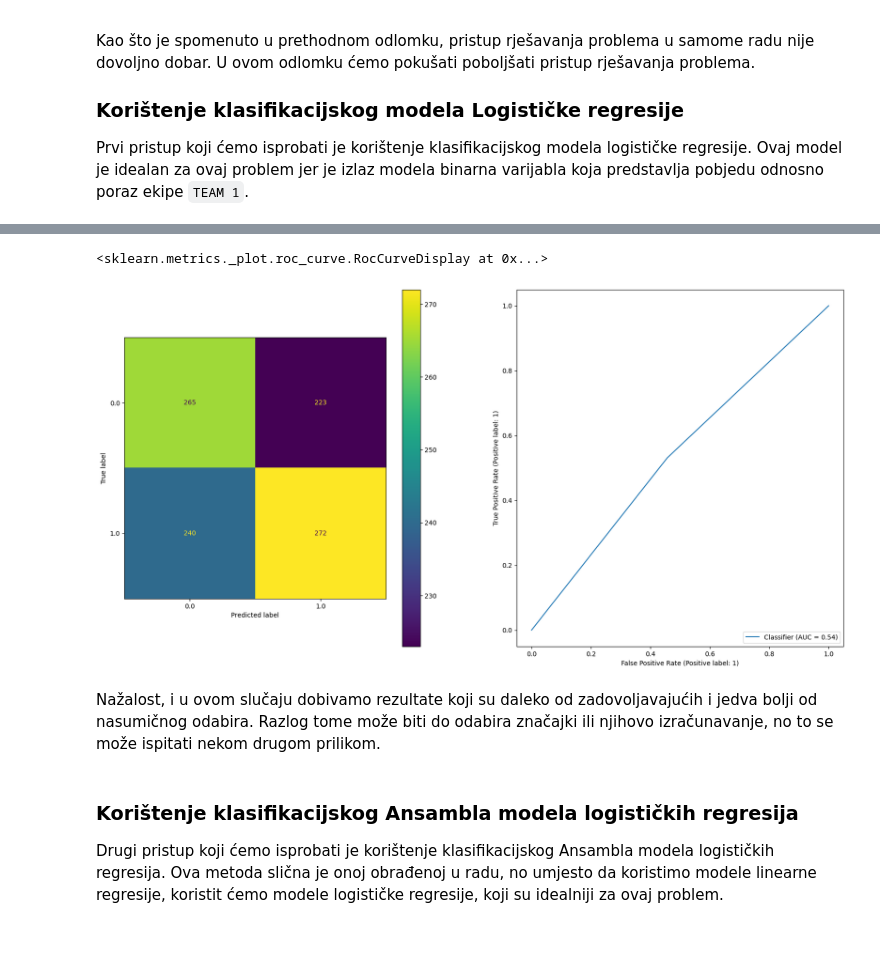
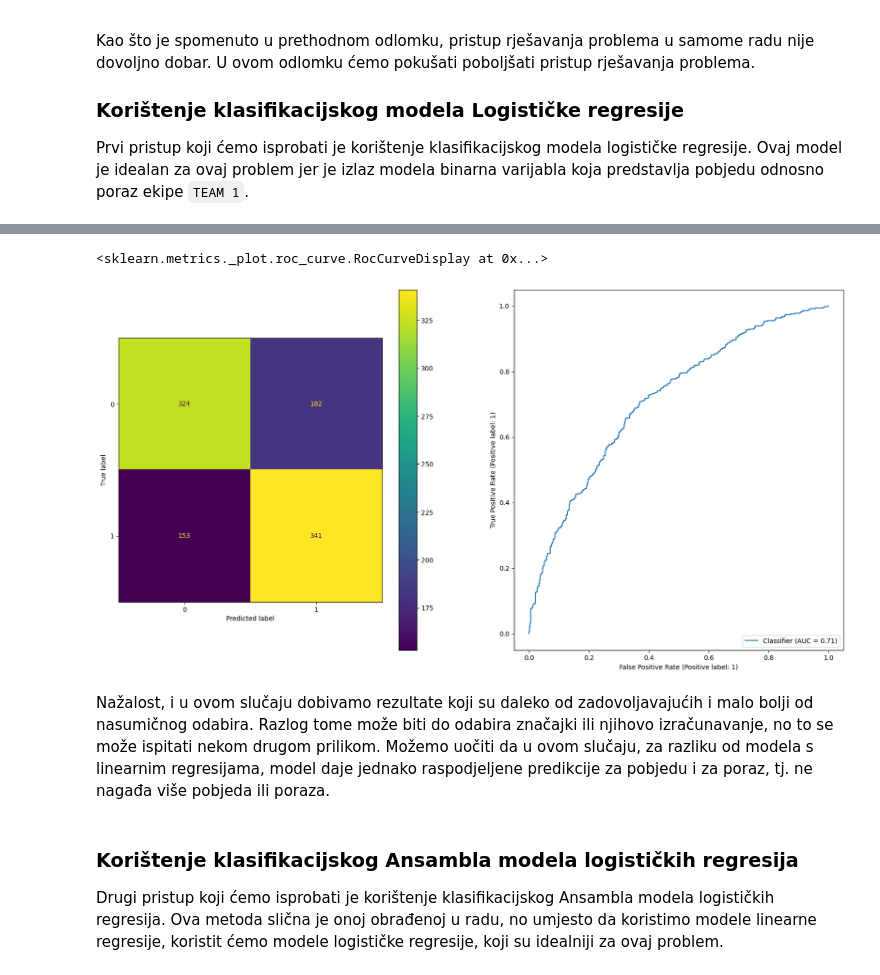
Before and after one commit to babe1304/UZOP-project, a Jupyter notebook: reporoduction_of_experiments.ipynb, the cells around one changed output, grey strips where cells are left out. Drawn from its saved outputs; the diff is of its cells as text; code cells hidden in the pictures; blank space fills up the shorter version.

```diff
--- a/reporoduction_of_experiments.ipynb
+++ b/reporoduction_of_experiments.ipynb
@@ -331,0 +367,13 @@ merged_data.describe()
+# %%
+# Select the features to plot
+features = ['EFG % DIFF', 'BLOCK % DIFF', 'BPI DIFF', 'RPI DIFF', 'PPPO DIFF', 'DEFENSIVE REBOUND % DIFF', 'WIN % DIFF']
+
+# Plot the distributions
+for feature in features:
+    plt.figure(figsize=(8, 6))
+    sns.histplot(data=merged_data, x=feature, hue='TEAM 1 WIN', kde=True)
+    plt.title(f'Distribution of {feature} based on TEAM 1 WIN')
+    plt.xlabel(feature)
+    plt.ylabel('Count')
+    plt.legend(['Win', 'Loss'])
+    plt.show()
@@ -368,8 +424,8 @@ def probability_linear(test_data, models, polys, features):
 features = ['RPI DIFF', 'EFG % DIFF', 'BLOCK % DIFF', 'BPI DIFF', 'PPPO DIFF', 'DEFENSIVE REBOUND % DIFF']
 polys = []
 linear_models =[]
-win_data = merged_data[merged_data['TEAM 1 WIN'] == 1].sample(n=50000)
-loss_data = merged_data[merged_data['TEAM 1 WIN'] == 0].sample(n=50000)
+win_data = merged_data[merged_data['TEAM 1 WIN'] == 1].sample(n=4000)
+loss_data = merged_data[merged_data['TEAM 1 WIN'] == 0].sample(n=4000)
 train_data = pd.concat([win_data, loss_data])
 np.random.shuffle(train_data.values)
 
@@ -454,8 +510,8 @@ features = ['RPI DIFF', 'EFG % DIFF', 'BLOCK % DIFF', 'BPI DIFF', 'PPPO DIFF', '
 
 polys = []
 linear_models =[]
-win_data = merged_data[merged_data['TEAM 1 WIN'] == 1].sample(n=50000)
-loss_data = merged_data[merged_data['TEAM 1 WIN'] == 0].sample(n=50000)
+win_data = merged_data[merged_data['TEAM 1 WIN'] == 1].sample(n=4000)
+loss_data = merged_data[merged_data['TEAM 1 WIN'] == 0].sample(n=4000)
 loss_data['TEAM 1 WIN %'] = 1 - loss_data['TEAM 1 WIN %']
 train_data = pd.concat([win_data, loss_data])
 np.random.shuffle(train_data.values)
@@ -521,8 +577,8 @@ Kao što je spomenuto u prethodnom odlomku, pristup rješavanja problema u samom
 Prvi pristup koji ćemo isprobati je korištenje klasifikacijskog modela logističke regresije. Ovaj model je idealan za ovaj problem jer je izlaz modela binarna varijabla koja predstavlja pobjedu odnosno poraz ekipe `TEAM 1`.
 # %%
 features = ['RPI DIFF', 'EFG % DIFF', 'BLOCK % DIFF', 'BPI DIFF', 'PPPO DIFF', 'DEFENSIVE REBOUND % DIFF']
-win_data = merged_data[merged_data['TEAM 1 WIN'] == 1].sample(n=50000)
-loss_data = merged_data[merged_data['TEAM 1 WIN'] == 0].sample(n=50000)
+win_data = merged_data[merged_data['TEAM 1 WIN'] == 1].sample(n=4000)
+loss_data = merged_data[merged_data['TEAM 1 WIN'] == 0].sample(n=4000)
 train_data = pd.concat([win_data, loss_data])
 np.random.shuffle(train_data.values)
 
@@ -549,14 +605,14 @@ Logistic regression (multivariate) accuracy on training data: 0.6932945715234314
 # %%
 random_matchups = merged_data.sample(n=1000).copy()
 random_matchups['PREDICTED TEAM 1 WIN'] = random_matchups.apply(lambda x: logistic_model.predict_proba(poly_logistic.transform(x[features].values.reshape(1, -1)))[0][1], axis=1)
 f, ax = plt.subplots(1, 2, figsize=(20, 10))
 ConfusionMatrixDisplay.from_predictions(random_matchups['TEAM 1 WIN'], random_matchups['PREDICTED TEAM 1 WIN'] > 0.5, ax=ax[0])
-RocCurveDisplay.from_predictions(random_matchups['TEAM 1 WIN'], random_matchups['PREDICTED TEAM 1 WIN'] > 0.5, ax=ax[1])
+RocCurveDisplay.from_predictions(random_matchups['TEAM 1 WIN'], random_matchups['PREDICTED TEAM 1 WIN'], ax=ax[1])
 # %% [output]
 <sklearn.metrics._plot.roc_curve.RocCurveDisplay at 0x...>
-[figure, old version]
+[figure, new version]
 # %% [markdown]
-Nažalost, i u ovom slučaju dobivamo rezultate koji su daleko od zadovoljavajućih i jedva bolji od nasumičnog odabira. Razlog tome može biti do odabira značajki ili njihovo izračunavanje, no to se može ispitati nekom drugom prilikom.
+Nažalost, i u ovom slučaju dobivamo rezultate koji su daleko od zadovoljavajućih i malo bolji od nasumičnog odabira. Razlog tome može biti do odabira značajki ili njihovo izračunavanje, no to se može ispitati nekom drugom prilikom. Možemo uočiti da u ovom slučaju, za razliku od modela s linearnim regresijama, model daje jednako raspodjeljene predikcije za pobjedu i za poraz, tj. ne nagađa više pobjeda ili poraza.
 # %% [markdown]
 ### Korištenje klasifikacijskog Ansambla modela logističkih regresija
 
```
Also changed, not shown: parts of 32 cells of this notebook.
